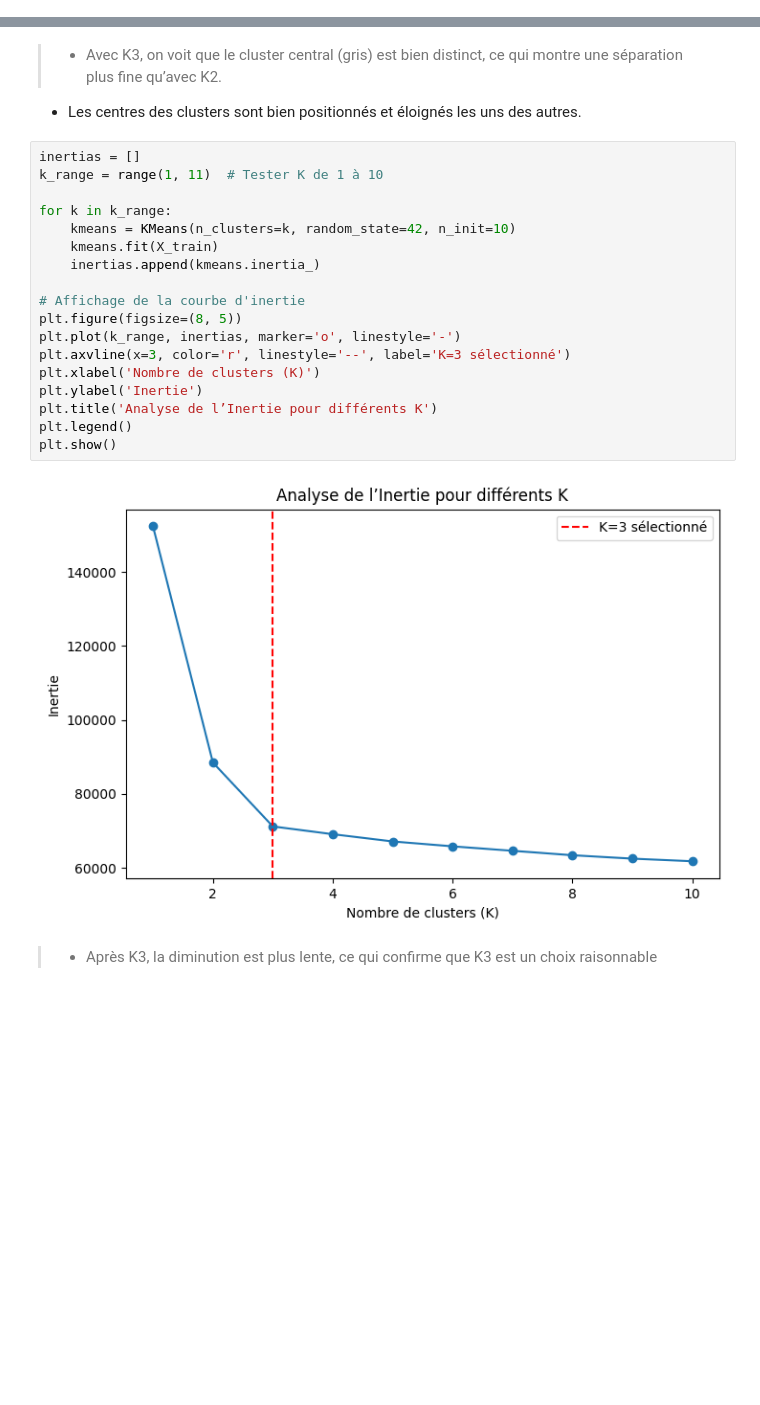
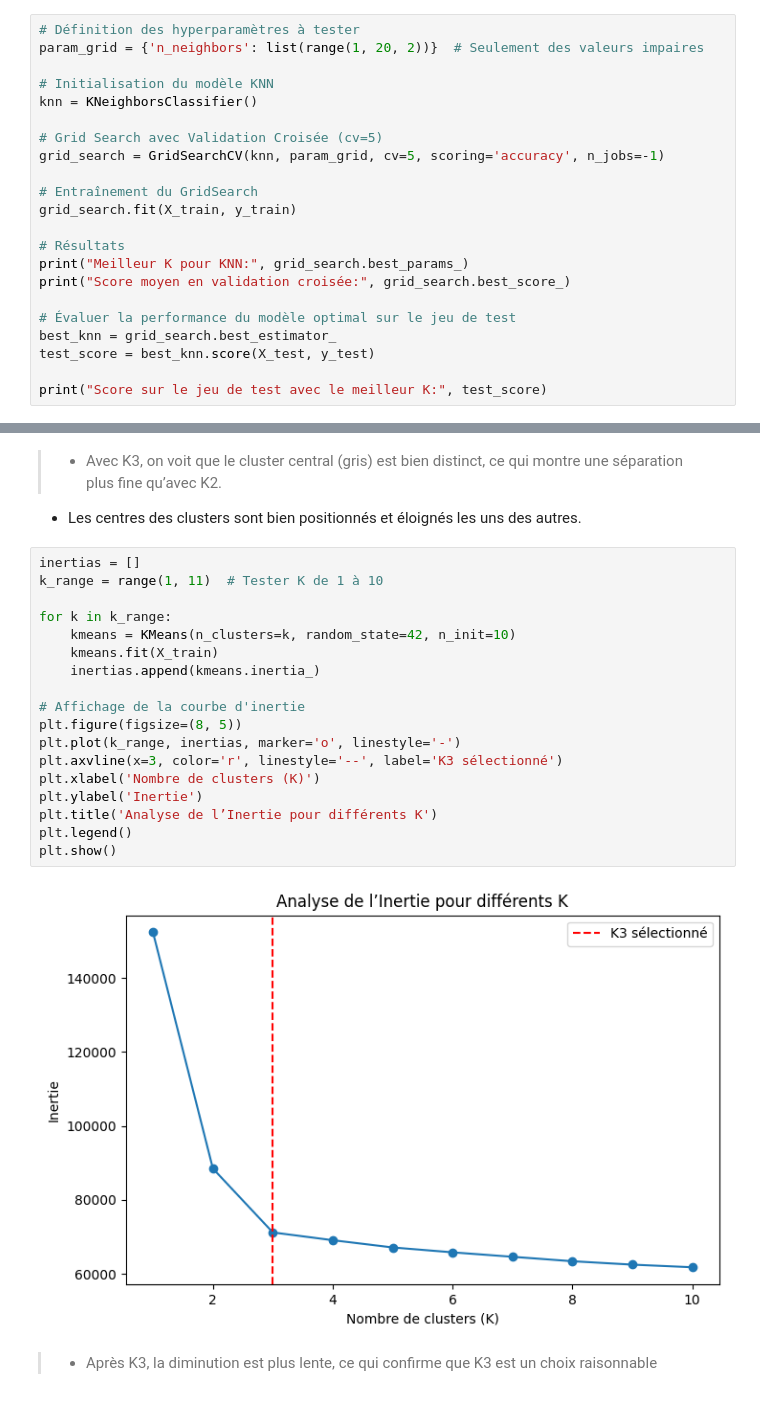
Before and after one commit to Hajaarh/health_state_classifier, a Jupyter notebook: health_state_ml.ipynb, the cells around one changed output, grey strips where cells are left out. Drawn from its saved outputs; the diff is of its cells as text; blank space fills up the shorter version.

```diff
--- a/health_state_ml.ipynb
+++ b/health_state_ml.ipynb
@@ -202,0 +261,22 @@ Meilleur K pour KNN: {'n_neighbors': 5}
+# %%
+# Définition des hyperparamètres à tester
+param_grid = {'n_neighbors': list(range(1, 20, 2))}  # Seulement des valeurs impaires
+
+# Initialisation du modèle KNN
+knn = KNeighborsClassifier()
+
+# Grid Search avec Validation Croisée (cv=5)
+grid_search = GridSearchCV(knn, param_grid, cv=5, scoring='accuracy', n_jobs=-1)
+
+# Entraînement du GridSearch
+grid_search.fit(X_train, y_train)
+
+# Résultats
+print("Meilleur K pour KNN:", grid_search.best_params_)
+print("Score moyen en validation croisée:", grid_search.best_score_)
+
+# Évaluer la performance du modèle optimal sur le jeu de test
+best_knn = grid_search.best_estimator_
+test_score = best_knn.score(X_test, y_test)
+
+print("Score sur le jeu de test avec le meilleur K:", test_score)
@@ -358,23 +469,23 @@ plt.show()
 # %%
 inertias = []
 k_range = range(1, 11)  # Tester K de 1 à 10
 
 for k in k_range:
     kmeans = KMeans(n_clusters=k, random_state=42, n_init=10)
     kmeans.fit(X_train)
     inertias.append(kmeans.inertia_)
 
 # Affichage de la courbe d'inertie
 plt.figure(figsize=(8, 5))
 plt.plot(k_range, inertias, marker='o', linestyle='-')
-plt.axvline(x=3, color='r', linestyle='--', label='K=3 sélectionné')
+plt.axvline(x=3, color='r', linestyle='--', label='K3 sélectionné')
 plt.xlabel('Nombre de clusters (K)')
 plt.ylabel('Inertie')
 plt.title('Analyse de l’Inertie pour différents K')
 plt.legend()
 plt.show()
 # %% [output]
-[figure, old version]
+[figure, new version]
 # %% [markdown]
 
 
```
Also changed, not shown: parts of 39 cells of this notebook.
